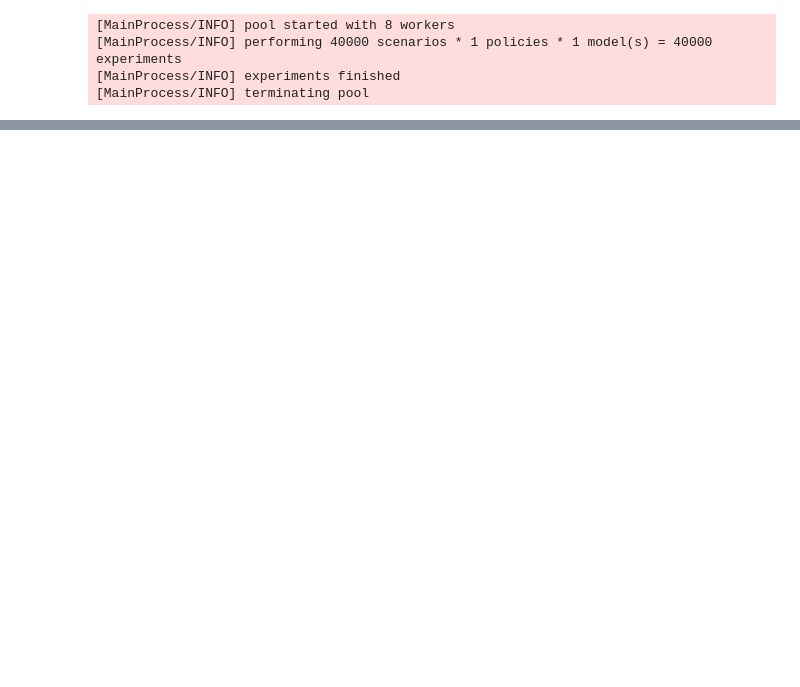
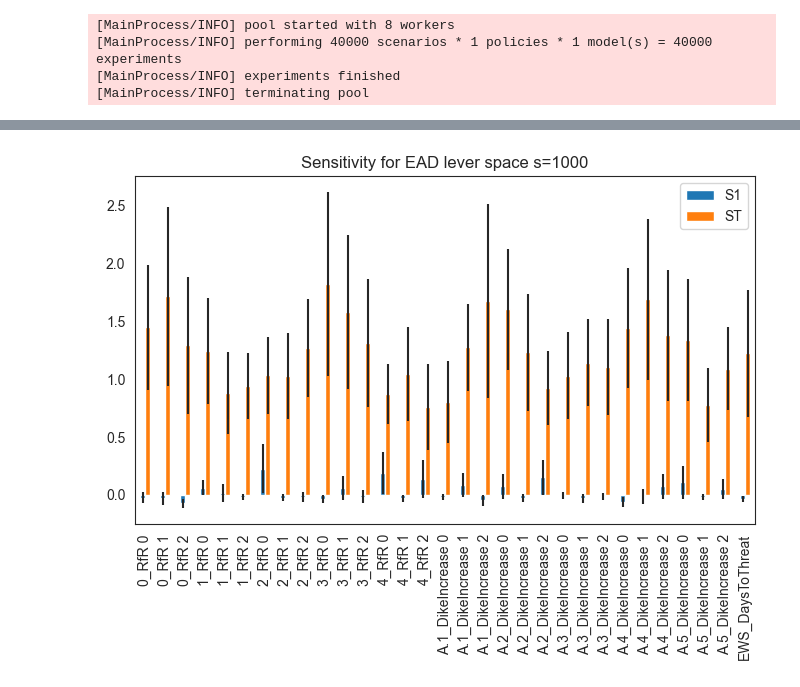
Before and after one commit to florihu/MBDM_Group5, a Jupyter notebook: Problem Formulations.ipynb, the cells around one changed output, grey strips where cells are left out. Cells and saved outputs as stored; diff of their text form; code cells hidden in the pictures; blank space fills up the shorter version.

```diff
--- a/Problem Formulations.ipynb
+++ b/Problem Formulations.ipynb
@@ -340,0 +448,6 @@ Index(['A.1_pfail', 'A.2_pfail', 'A.5_pfail', 'discount rate 0'], dtype='object'
+# %%
+'Now we tackle the sensitivity analysis for the lever space'
+sa_scenarios=1000
+
+with MultiprocessingEvaluator(dike_model) as evaluator:
+    sa_results_lever = evaluator.perform_experiments(scenarios=sa_scenarios, policies=1, lever_sampling=Samplers.SOBOL)
@@ -340,0 +466,15 @@ Index(['A.1_pfail', 'A.2_pfail', 'A.5_pfail', 'discount rate 0'], dtype='object'
+# %%
+
+'Do sensitivity Analysis for uncertainty space outcome'
+
+
+outcomes_sa_lever_col = outcomes_sa_lever_df.columns
+
+problem = get_SALib_problem(levers)
+
+
+results_Si_lever =dict()
+
+
+for item in outcomes_sa_lever_df.columns:
+    results_Si_lever[item] = sobol.analyze(problem, outcomes_sa_lever[item], calc_second_order=True, print_to_console=True, parallel=True)
@@ -340,0 +499,11 @@ Index(['A.1_pfail', 'A.2_pfail', 'A.5_pfail', 'discount rate 0'], dtype='object'
+# %%
+Si_filter_lever = dict()
+
+for item in outcomes_sa_lever_col:
+    Si_filter_lever[item] = {k:results_Si_lever[item][k] for k in ['ST','ST_conf','S1','S1_conf']}
+# %%
+Si_filter_lever_df= pd.DataFrame.from_dict(Si_filter_lever['Expected Annual Damage'])
+
+Si_filter_lever_df.index = problem['names']
+
+print(Si_filter_lever_df)
@@ -340,0 +528,15 @@ Index(['A.1_pfail', 'A.2_pfail', 'A.5_pfail', 'discount rate 0'], dtype='object'
+# %%
+sns.set_style('white')
+fig, ax = plt.subplots(1)
+
+indices = Si_filter_lever_df[['S1','ST']]
+err = Si_filter_lever_df[['S1_conf','ST_conf']]
+
+indices.plot.bar(yerr=err.values.T,ax=ax)
+fig.set_size_inches(8,6)
+fig.subplots_adjust(bottom=0.3)
+plt.title('Sensitivity for EAD lever space s=1000')
+plt.savefig('Sensitivity analysis lever space_EAD')
+plt.show()
+# %% [output]
+[figure, added]
```
Also changed, not shown: parts of 21 cells of this notebook.
